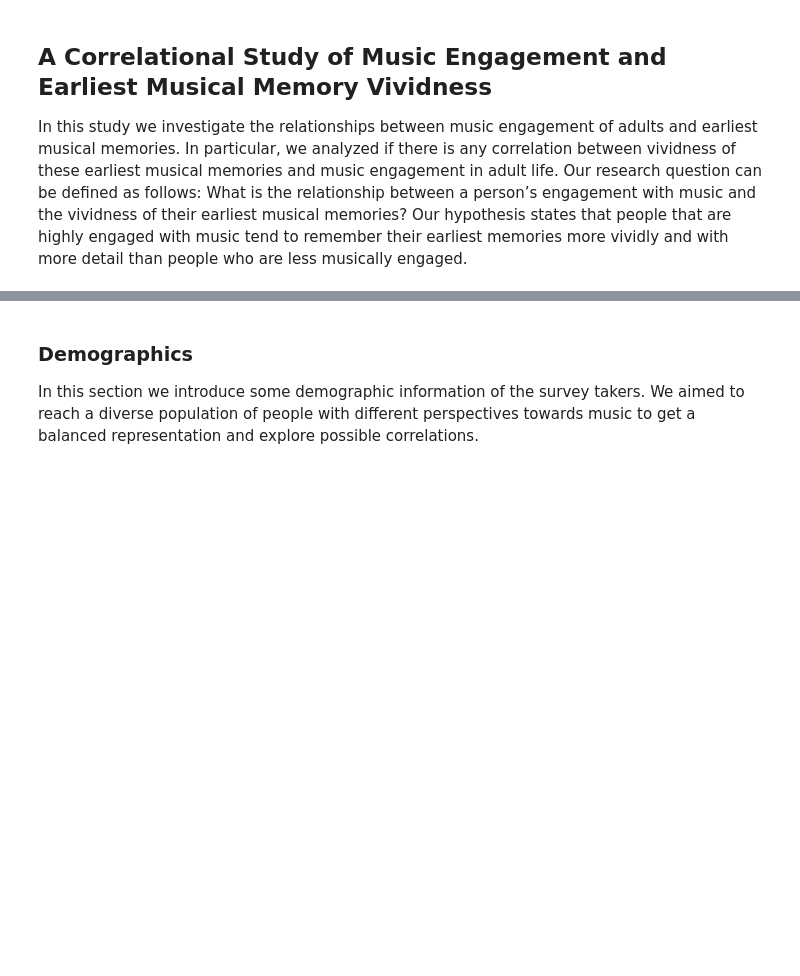
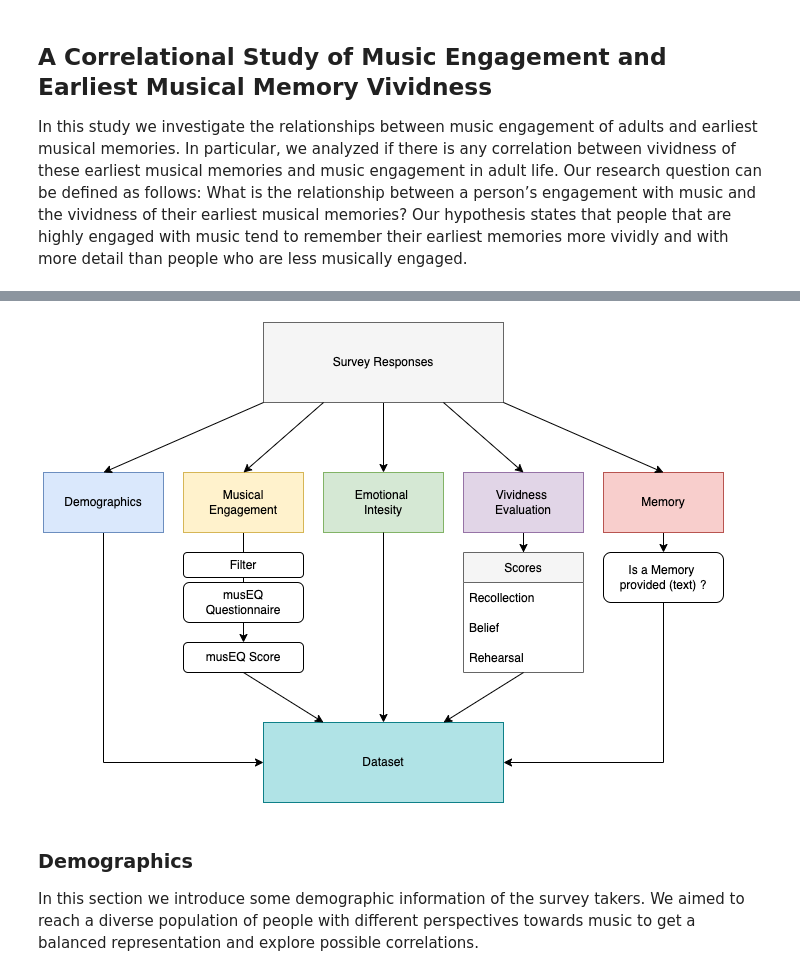
Before and after one commit to lennartnicolas/mpc-presentation, a Jupyter notebook: MPC Study Presentation.ipynb, the cells around one changed output, grey strips where cells are left out. Cells and saved outputs as stored; diff of their text form; code cells hidden in the pictures; blank space fills up the shorter version.

```diff
--- a/MPC Study Presentation.ipynb
+++ b/MPC Study Presentation.ipynb
@@ -13,3 +11,8 @@ To obtain data for our research we conducted a survey with several questions rel
+# %%
+from IPython.display import Image
+Image('data/img/mpc_methodology.png')
+# %% [output]
+[figure, added]
 # %%
 # Settings
 import wordcloud
```
Also changed, not shown: parts of 12 cells of this notebook.
